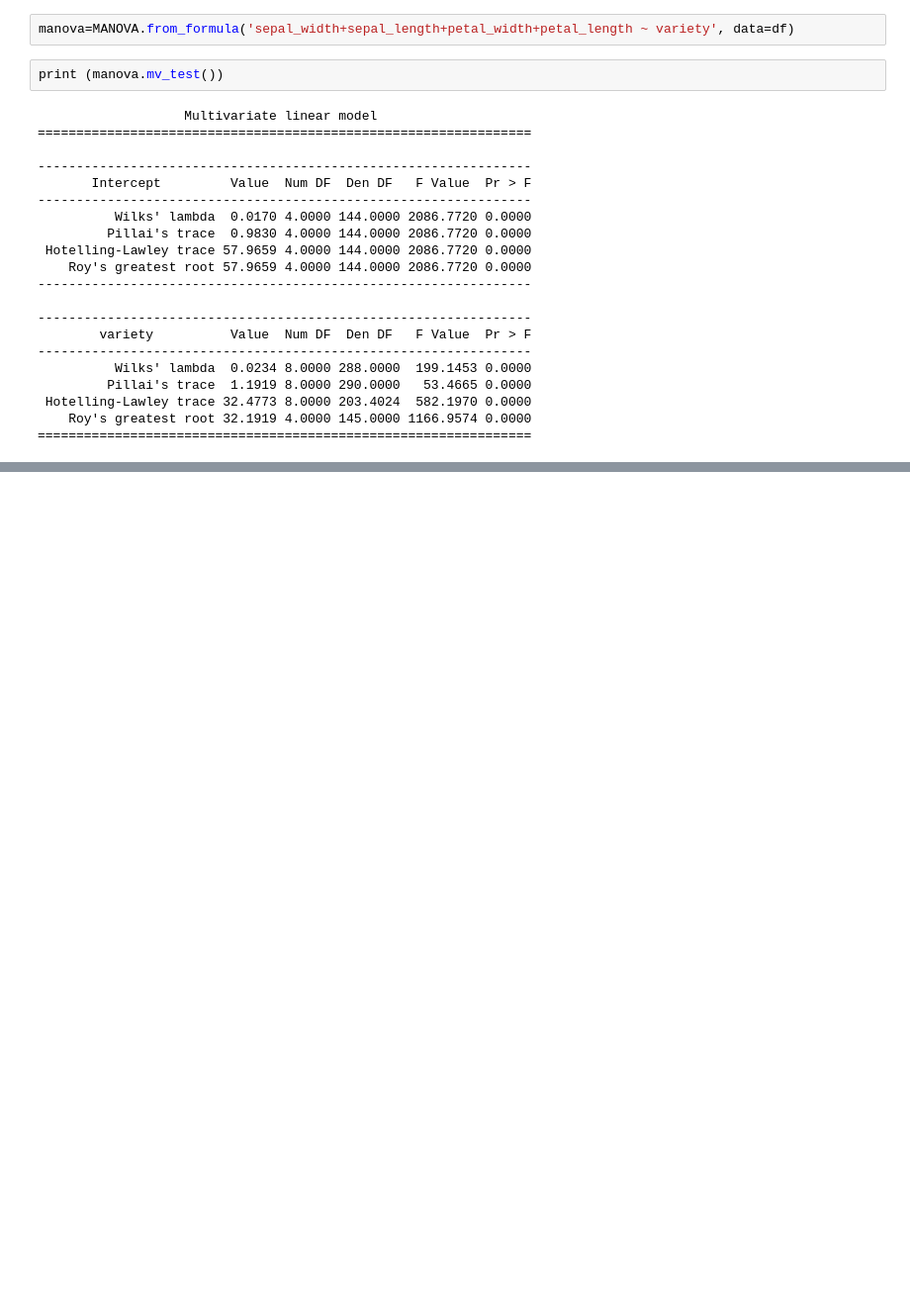
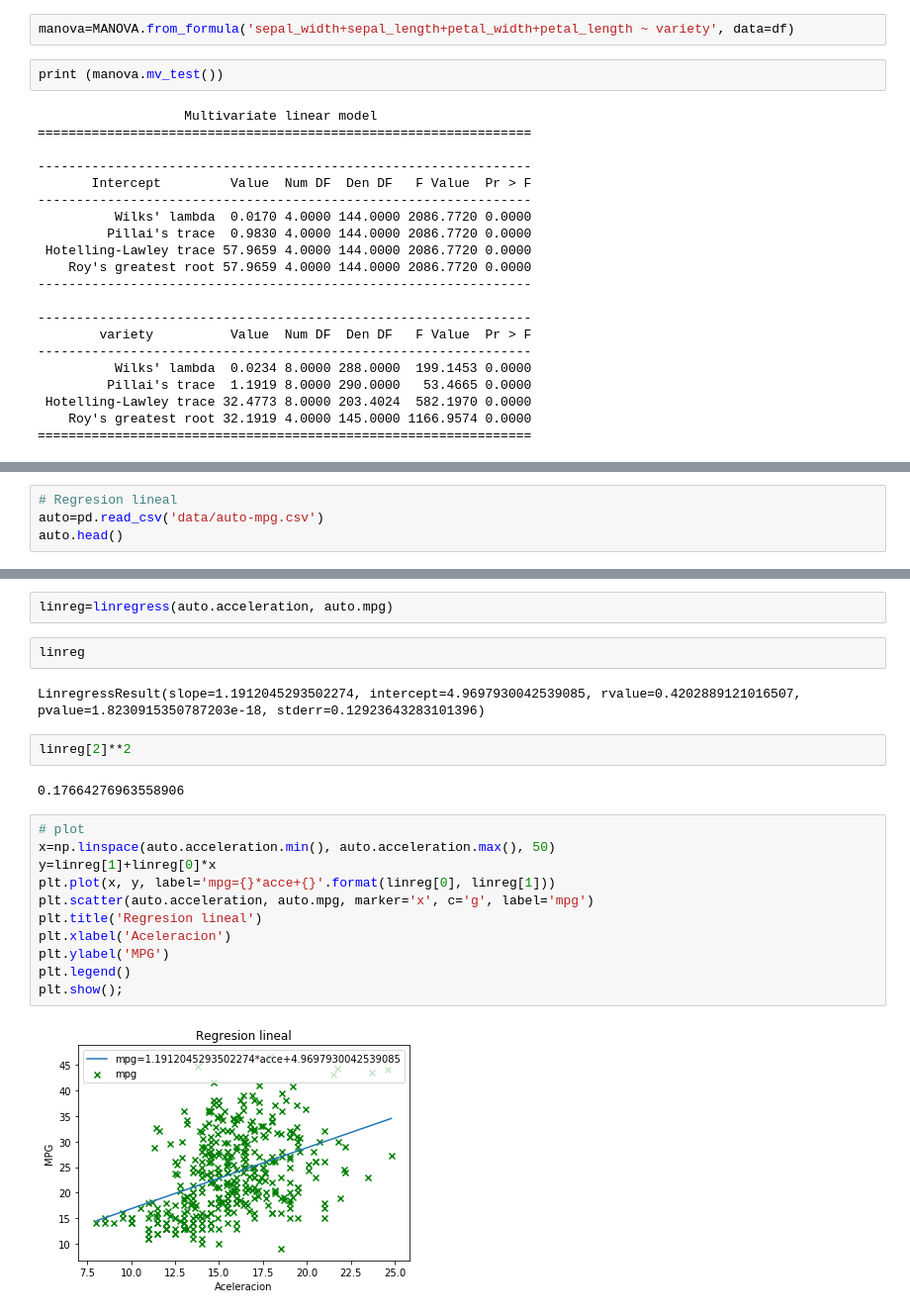
Before and after one commit to aeonryu/clases_datamex1019, a Jupyter notebook: w5_d3 - More Htest, Bayes, AB testing.ipynb, the cells around one changed output, grey strips where cells are left out. Shown: that part at 99% size. Drawn from its saved outputs; the diff is of its cells as text; blank space fills up the shorter version.

Commit message:
data

```diff
--- a/w5_d3 - More Htest, Bayes, AB testing.ipynb
+++ b/w5_d3 - More Htest, Bayes, AB testing.ipynb
@@ -198,0 +238,4 @@ print (manova.mv_test())
+# %%
+# Regresion lineal
+auto=pd.read_csv('data/auto-mpg.csv')
+auto.head()
@@ -198,0 +249,23 @@ print (manova.mv_test())
+# %%
+linreg=linregress(auto.acceleration, auto.mpg)
+# %%
+linreg
+# %% [output]
+LinregressResult(slope=1.1912045293502274, intercept=4.9697930042539085, rvalue=0.4202889121016507, pvalue=1.8230915350787203e-18, stderr=0.12923643283101396)
+# %%
+linreg[2]**2
+# %% [output]
+0.17664276963558906
+# %%
+# plot
+x=np.linspace(auto.acceleration.min(), auto.acceleration.max(), 50)
+y=linreg[1]+linreg[0]*x
+plt.plot(x, y, label='mpg={}*acce+{}'.format(linreg[0], linreg[1]))
+plt.scatter(auto.acceleration, auto.mpg, marker='x', c='g', label='mpg')
+plt.title('Regresion lineal')
+plt.xlabel('Aceleracion')
+plt.ylabel('MPG')
+plt.legend()
+plt.show();
+# %% [output]
+[figure, added]
```
Also changed, not shown: parts of 17 cells of this notebook, 1 other file.
